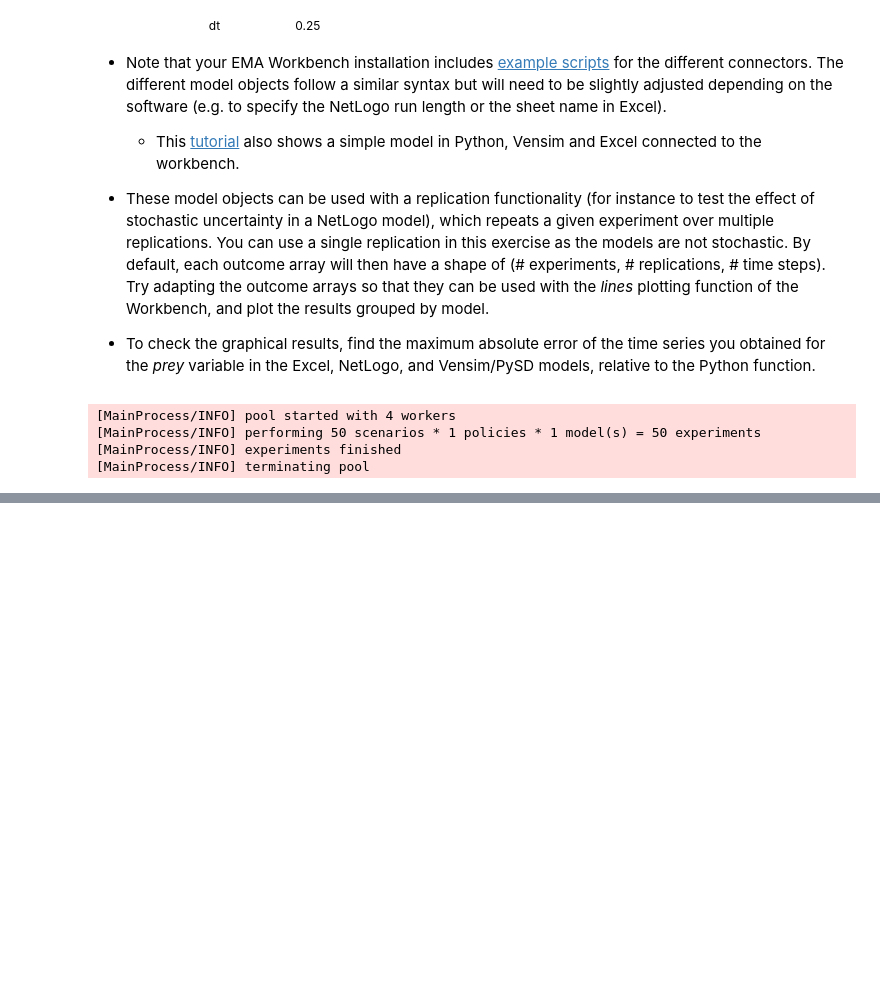
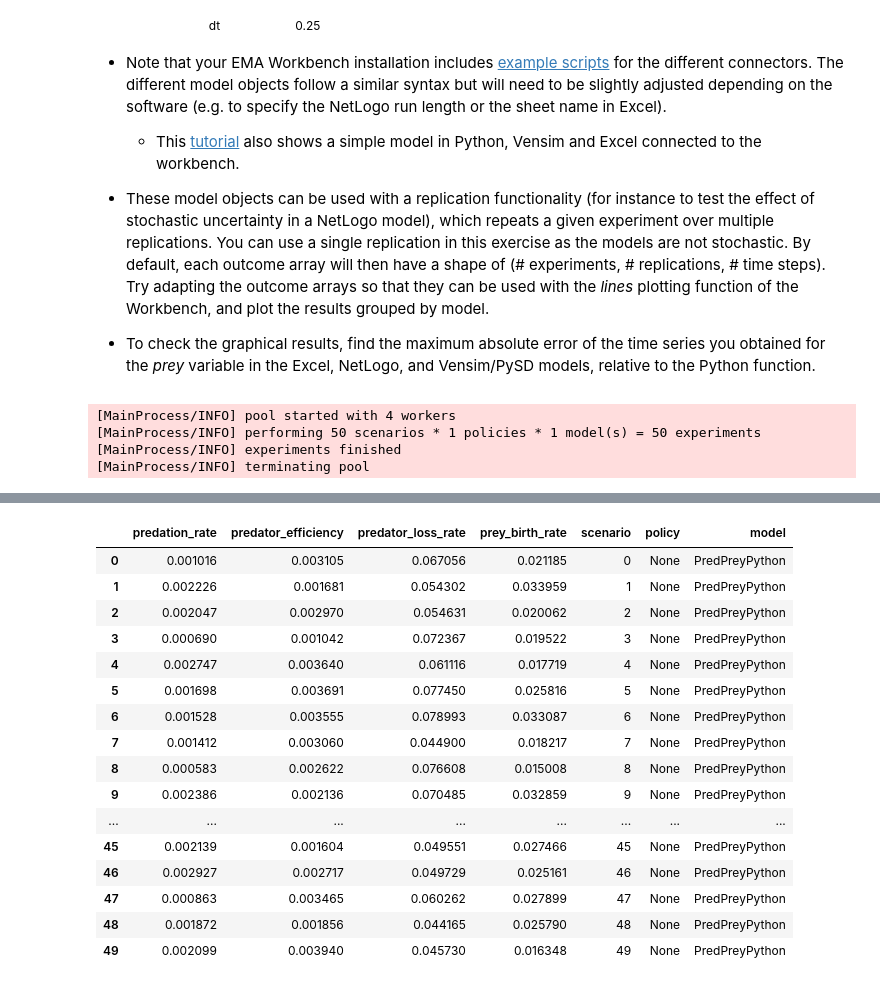
Before and after one commit to adaprecup/decision_making_assignments, a Jupyter notebook: week_01/prof_material/Week 1-2 - general intro to exploratory modelling/assignment 3 - multimodel_assignment.ipynb, the cells around one changed output, grey strips where cells are left out. Saved outputs shown, nothing was run; the diff lists cells and outputs as text; code cells hidden in the pictures; blank space fills up the shorter version.

```diff
--- a/week_01/prof_material/Week 1-2 - general intro to exploratory modelling/assignment 3 - multimodel_assignment.ipynb
+++ b/week_01/prof_material/Week 1-2 - general intro to exploratory modelling/assignment 3 - multimodel_assignment.ipynb
@@ -142,0 +117,20 @@ experiments
+# %%
+python_experiments
+# %% [output]
+|  | predation_rate | predator_efficiency | predator_loss_rate | prey_birth_rate | scenario | policy | model |
+| 0 | 0.001016 | 0.003105 | 0.067056 | 0.021185 | 0 | None | PredPreyPython |
+| 1 | 0.002226 | 0.001681 | 0.054302 | 0.033959 | 1 | None | PredPreyPython |
+| 2 | 0.002047 | 0.002970 | 0.054631 | 0.020062 | 2 | None | PredPreyPython |
+| 3 | 0.000690 | 0.001042 | 0.072367 | 0.019522 | 3 | None | PredPreyPython |
+| 4 | 0.002747 | 0.003640 | 0.061116 | 0.017719 | 4 | None | PredPreyPython |
+| 5 | 0.001698 | 0.003691 | 0.077450 | 0.025816 | 5 | None | PredPreyPython |
+| 6 | 0.001528 | 0.003555 | 0.078993 | 0.033087 | 6 | None | PredPreyPython |
+| 7 | 0.001412 | 0.003060 | 0.044900 | 0.018217 | 7 | None | PredPreyPython |
+| 8 | 0.000583 | 0.002622 | 0.076608 | 0.015008 | 8 | None | PredPreyPython |
+| 9 | 0.002386 | 0.002136 | 0.070485 | 0.032859 | 9 | None | PredPreyPython |
+| ... | ... | ... | ... | ... | ... | ... | ... |
+| 45 | 0.002139 | 0.001604 | 0.049551 | 0.027466 | 45 | None | PredPreyPython |
+| 46 | 0.002927 | 0.002717 | 0.049729 | 0.025161 | 46 | None | PredPreyPython |
+| 47 | 0.000863 | 0.003465 | 0.060262 | 0.027899 | 47 | None | PredPreyPython |
+| 48 | 0.001872 | 0.001856 | 0.044165 | 0.025790 | 48 | None | PredPreyPython |
+| 49 | 0.002099 | 0.003940 | 0.045730 | 0.016348 | 49 | None | PredPreyPython |
```
Also changed, not shown: parts of 11 cells of this notebook, 2 other files.
